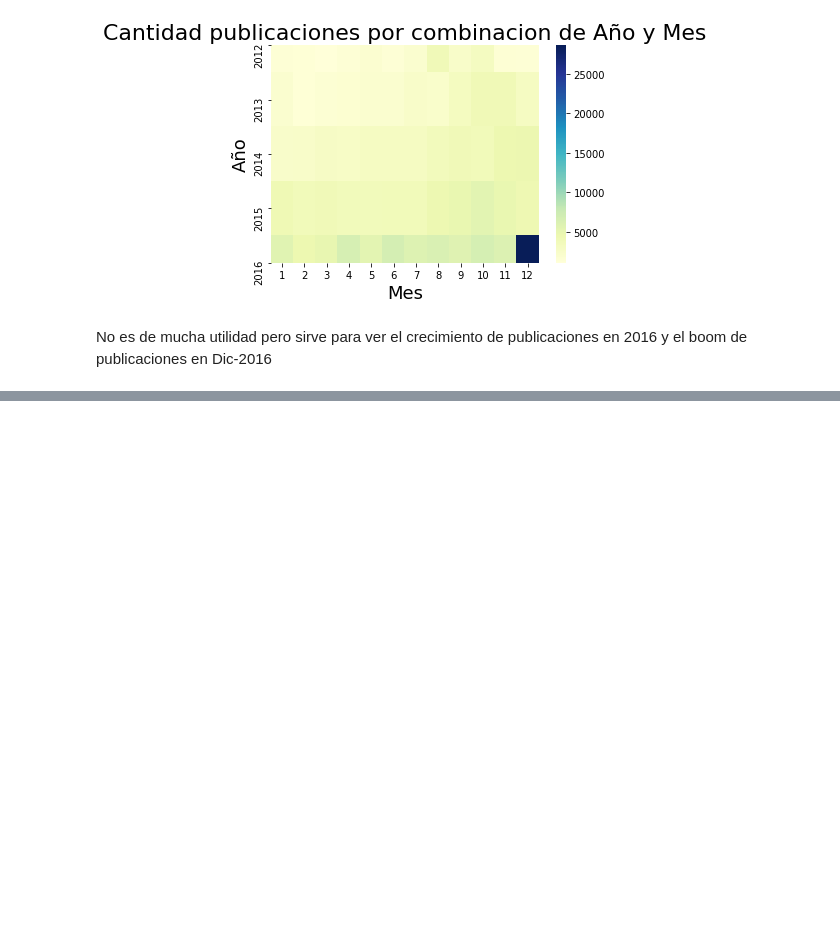
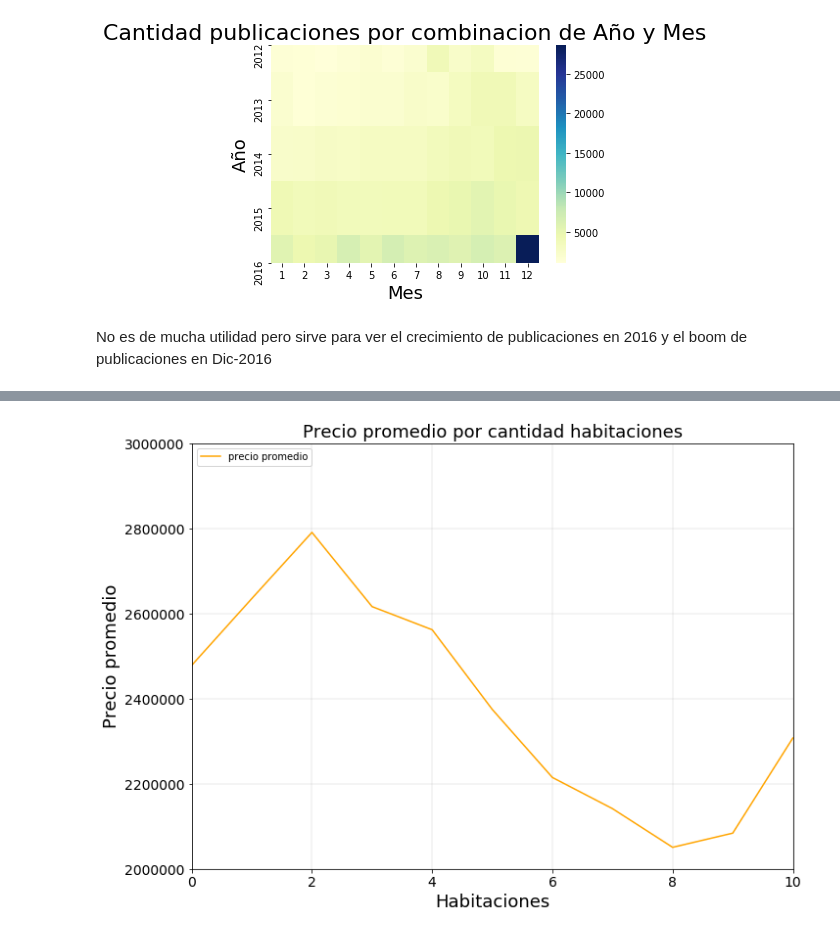
Before and after one commit to cessar5/7506_20192C, a Jupyter notebook: tp1-v2.ipynb, the cells around one changed output, grey strips where cells are left out. Cells and saved outputs as stored; diff of their text form; code cells hidden in the pictures; blank space fills up the shorter version.

```diff
--- a/tp1-v2.ipynb
+++ b/tp1-v2.ipynb
@@ -385,0 +412,5 @@ No es de mucha utilidad pero sirve para ver el crecimiento de publicaciones en 2
+# %%
+dfZP_GBy_habitaciones = dfZP2.groupby('habitaciones').agg({'precio': ['mean', 'count']})
+dfZP_GBy_habitaciones.columns = ['precio_promedio', 'total_muestra']
+dfZP_GBy_habitaciones['precio_promedio'] = round(dfZP_GBy_antiguedad.precio_promedio, 2)
+dfZP_GBy_habitaciones
@@ -385,0 +431,11 @@ No es de mucha utilidad pero sirve para ver el crecimiento de publicaciones en 2
+# %%
+dfZP_GBy_habitaciones['precio_promedio'].plot(rot=0,figsize=(11,8),color='Orange', fontsize=14,x_compat=True, ylim=(2000000, 3000000))
+plt.grid(color='grey', linestyle='-', linewidth=0.2, alpha=0.8)
+plt.title('Precio promedio por cantidad habitaciones',fontsize=18);
+plt.ylabel('Precio promedio',fontsize=18);
+plt.xlabel('Habitaciones',fontsize=18);
+plt.legend(['precio promedio'], loc='upper left');
+
+plt.show()
+# %% [output]
+[figure, added]
```
Also changed, not shown: parts of 27 cells of this notebook, 1 other file.
